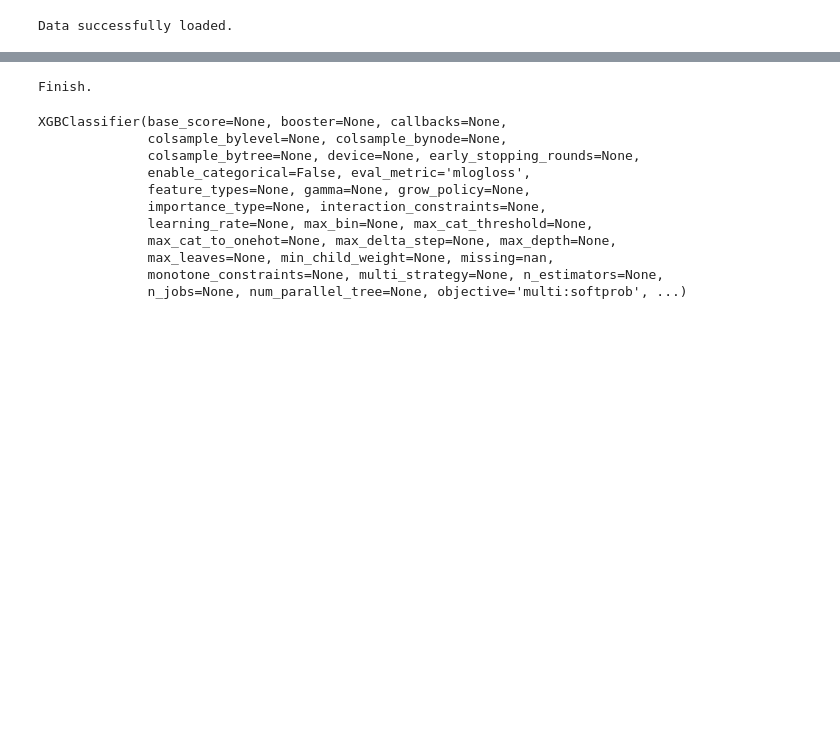
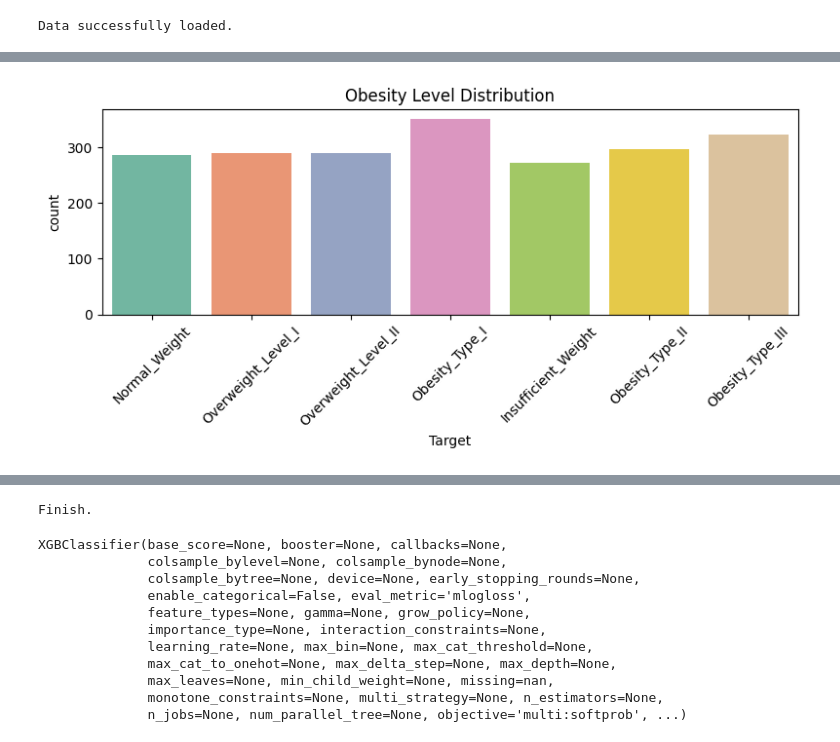
Before and after one commit to nehapande/UCSD-MLGR4-FinalProject, a Jupyter notebook: ObesityPrediction_final_3_sk.ipynb, the cells around one changed output, grey strips where cells are left out. Saved outputs shown, nothing was run; the diff lists cells and outputs as text; code cells hidden in the pictures; blank space fills up the shorter version.

Commit message:
Numbered. Added Begin and end:  Step 3, 4, 11, 12.
Numbered steps. Only added at beginning EDA and Feature:   Step 3 and 4.  At end added Visualizations and RFC: Steps 11 and 12.

```diff
--- a/ObesityPrediction_final_3_sk.ipynb
+++ b/ObesityPrediction_final_3_sk.ipynb
@@ -11,9 +12,10 @@ import warnings
 
 warnings.filterwarnings('ignore')
 # %%
-#Data Set Loading
+#  Step 2: Data Set Loading
 try:
-    df_original = pd.read_csv('/content/sample_data/obesity_prediction.csv')
+    File_path = '/content/sample_data/obesity_prediction.csv'
+    df_original = pd.read_csv(File_path)
     print("Data successfully loaded.")
 except FileNotFoundError:
     print(f"Error: File not found in 'obesity_prediction.csv'.")
@@ -22,3 +24,86 @@ except FileNotFoundError:
 df_original = df_original.rename(columns={'Obesity': 'Target'})
 # %% [output]
 Data successfully loaded.
+# %%
+#  Step 3: Explore Data set
+import pandas as pd
+import matplotlib.pyplot as plt
+import seaborn as sns
+
+# Load dataset
+df = pd.read_csv(File_path)
+df = df.rename(columns={"Obesity": "Target"})
+
+print("\n--- Initial Dataset Shape ---")
+print(df.shape)
+
+print("\n--- First 5 Rows of the Dataset ---")
+print(df.head())
+
+
+print("\n--- Data Types and Missing Values ---")
+print(df.info())
+print("\nMissing values per column:")
+print(df.isnull().sum())
+
+#  Step 3a:----------------- Handling Missing Values -----------------
+
+# Option 1: Drop rows with missing values (for small datasets)
+df_cleaned = df.dropna()
+
+# Option 2: Impute (if desired instead of dropping)
+# from sklearn.impute import SimpleImputer
+# imputer = SimpleImputer(strategy='most_frequent')  # or 'mean' for numeric
+# df_cleaned = pd.DataFrame(imputer.fit_transform(df), columns=df.columns)
+
+print("\n--- After Handling Missing Values ---")
+print(df_cleaned.isnull().sum())
+
+#  Step 3b:----------------- Data Type Conversion -----------------
+
+# Check for object types that might be numeric
+for col in df_cleaned.columns:
+    if df_cleaned[col].dtype == 'object':
+        try:
+            df_cleaned[col] = pd.to_numeric(df_cleaned[col])
+            print(f"Converted '{col}' to numeric.")
+        except:
+            continue  # column is likely categorical and stays as object
+
+# Optional: explicitly convert any date columns (if present)
+# df_cleaned['SomeDateCol'] = pd.to_datetime(df_cleaned['SomeDateCol'])
+
+print("\n--- Updated Data Types ---")
+print(df_cleaned.dtypes)
+
+#  Step 3c:----------------- Target Distribution -----------------
+
+plt.figure(figsize=(8, 4))
+sns.countplot(data=df_cleaned, x='Target', palette='Set2')
+plt.title("Obesity Level Distribution")
+plt.xticks(rotation=45)
+plt.tight_layout()
+plt.show()
+
+#  Step 3d: ----------------- Correlation Matrix -----------------
+
+numerical_cols = df_cleaned.select_dtypes(include=['int64', 'float64']).columns
+
+plt.figure(figsize=(10, 6))
+sns.heatmap(df_cleaned[numerical_cols].corr(), annot=True, fmt=".2f", cmap="coolwarm")
+plt.title("Correlation Matrix (Numeric Features)")
+plt.tight_layout()
+plt.show()
+
+#  Step 3e:----------------- Boxplots: Feature vs. Target -----------------
+
+features_to_plot = ['Age', 'Height', 'Weight']
+for col in features_to_plot:
+    if col in df_cleaned.columns:
+        plt.figure(figsize=(8, 4))
+        sns.boxplot(x='Target', y=col, data=df_cleaned, palette='Pastel1')
+        plt.title(f"{col} Distribution by Obesity Category")
+        plt.xticks(rotation=45)
+        plt.tight_layout()
+        plt.show()
+# %% [output]
@@ -24,0 +127 @@ Data successfully loaded.
+[figure, added]
```
Also changed, not shown: parts of 15 cells of this notebook.
